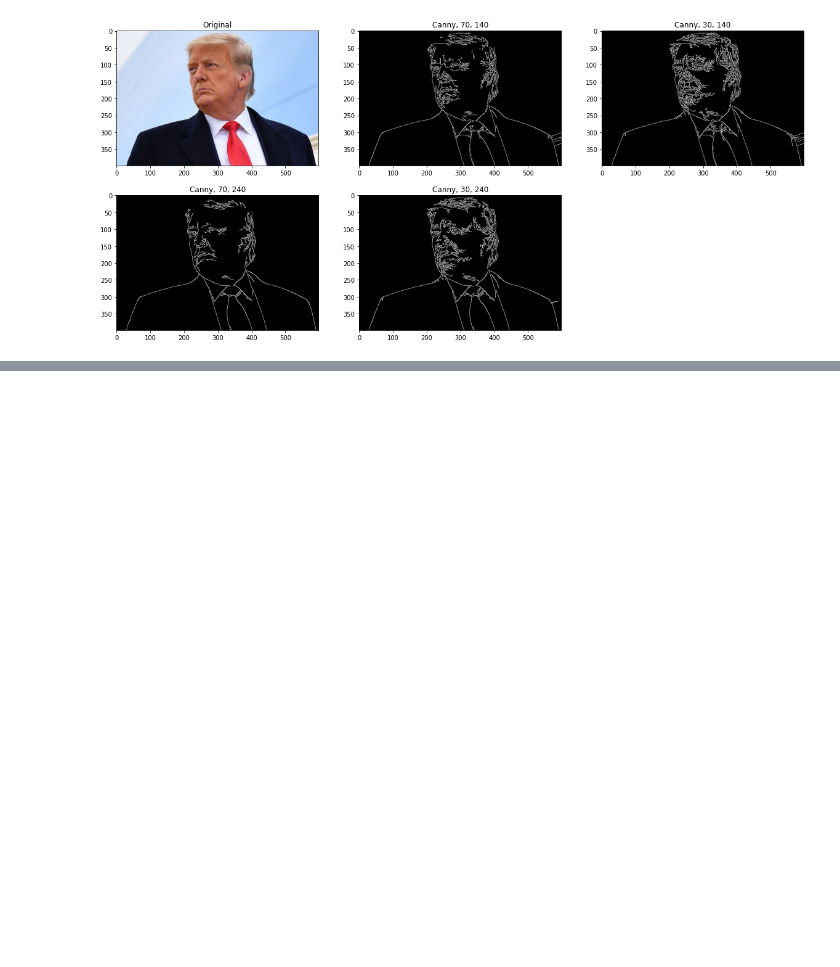
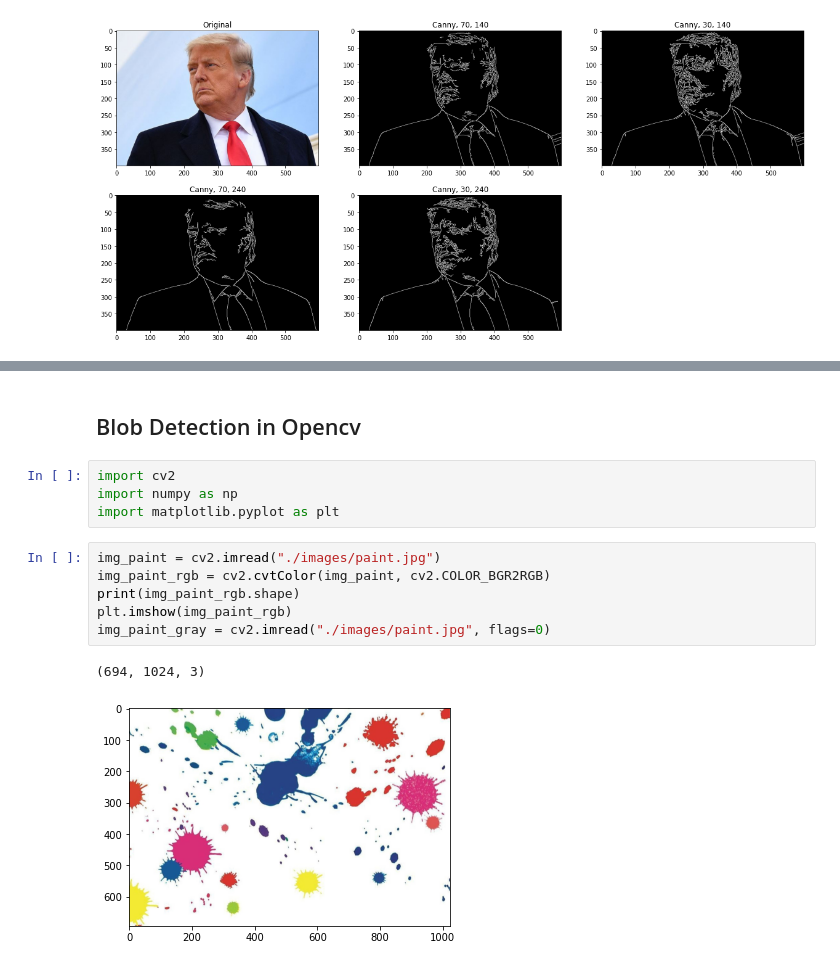
Before and after one commit to haodong2000/Vision2022, a Jupyter notebook: 3-2-advanced-image-process.ipynb, the cells around one changed output, grey strips where cells are left out. Drawn from its saved outputs; the diff is of its cells as text; blank space fills up the shorter version.

Commit message:
add blob detect

```diff
--- a/3-2-advanced-image-process.ipynb
+++ b/3-2-advanced-image-process.ipynb
@@ -362,0 +372,15 @@ show_edges(images, titles)
+# %% [markdown]
+## Blob Detection in Opencv
+# %%
+import cv2
+import numpy as np
+import matplotlib.pyplot as plt
+# %%
+img_paint = cv2.imread("./images/paint.jpg")
+img_paint_rgb = cv2.cvtColor(img_paint, cv2.COLOR_BGR2RGB)
+print(img_paint_rgb.shape)
+plt.imshow(img_paint_rgb)
+img_paint_gray = cv2.imread("./images/paint.jpg", flags=0)
+# %% [output]
+(694, 1024, 3)
+[figure, added]
```
Also changed, not shown: parts of 6 cells of this notebook, 1 other file.
